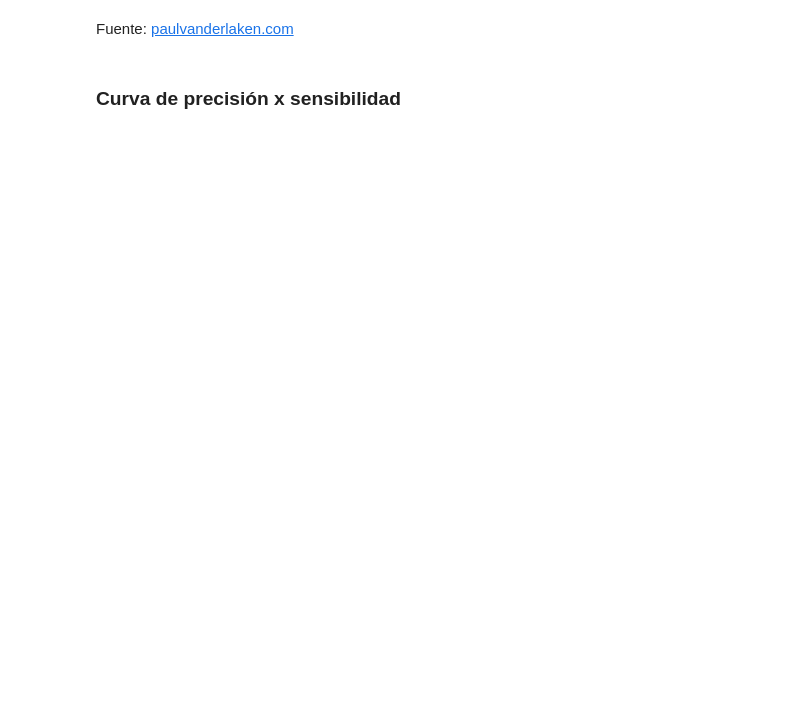
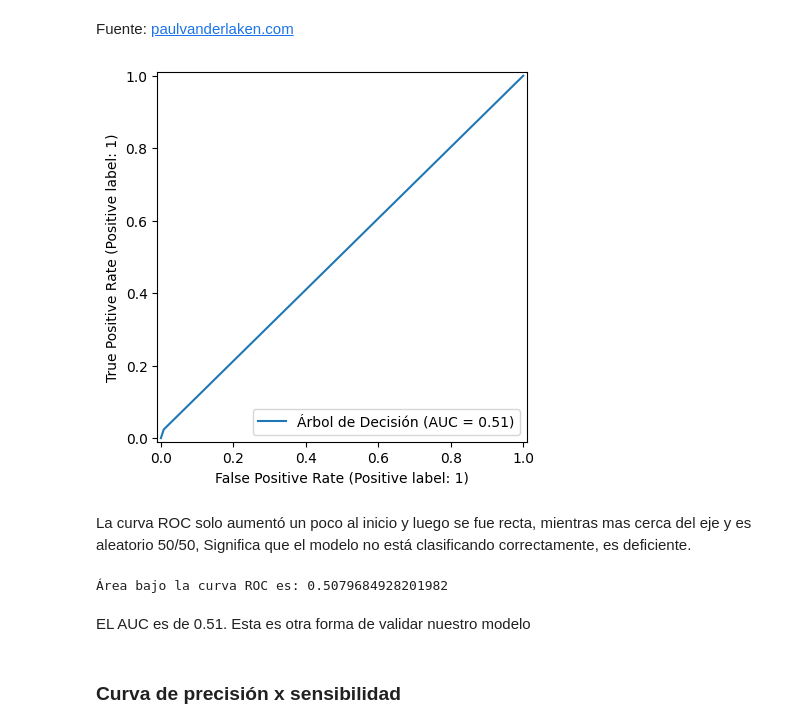
Before and after one commit to Maucho6340/2162-clasificacion-validacion-de-modelos-y-metricas, a Jupyter notebook: Clasificacion_validacion_y_metricas.ipynb, the cells around one changed output. Saved outputs shown, nothing was run; the diff lists cells and outputs as text; code cells hidden in the pictures; blank space fills up the shorter version.

```diff
--- a/Clasificacion_validacion_y_metricas.ipynb
+++ b/Clasificacion_validacion_y_metricas.ipynb
@@ -404,0 +411,6 @@ Fuente: [paulvanderlaken.com](https://paulvanderlaken.com/2019/08/16/roc-auc-pre
+# %%
+RocCurveDisplay.from_predictions(y_val, y_previsto, name='Árbol de Decisión');
+# %% [output]
+[figure, added]
+# %% [markdown]
+La curva ROC solo aumentó un poco al inicio y luego se fue recta, mientras mas cerca del eje y es aleatorio 50/50, Significa que el modelo no está clasificando correctamente, es deficiente.
@@ -405,2 +419,8 @@ Fuente: [paulvanderlaken.com](https://paulvanderlaken.com/2019/08/16/roc-auc-pre
+# %%
+print(f'Área bajo la curva ROC es: {roc_auc_score(y_val, y_previsto)}')
+# %% [output]
+Área bajo la curva ROC es: 0.5079684928201982
+# %% [markdown]
+EL AUC es de 0.51. Esta es otra forma de validar nuestro modelo
 # %% [markdown]
 ### Curva de  precisión x sensibilidad
```
Also changed, not shown: parts of 47 cells of this notebook.
